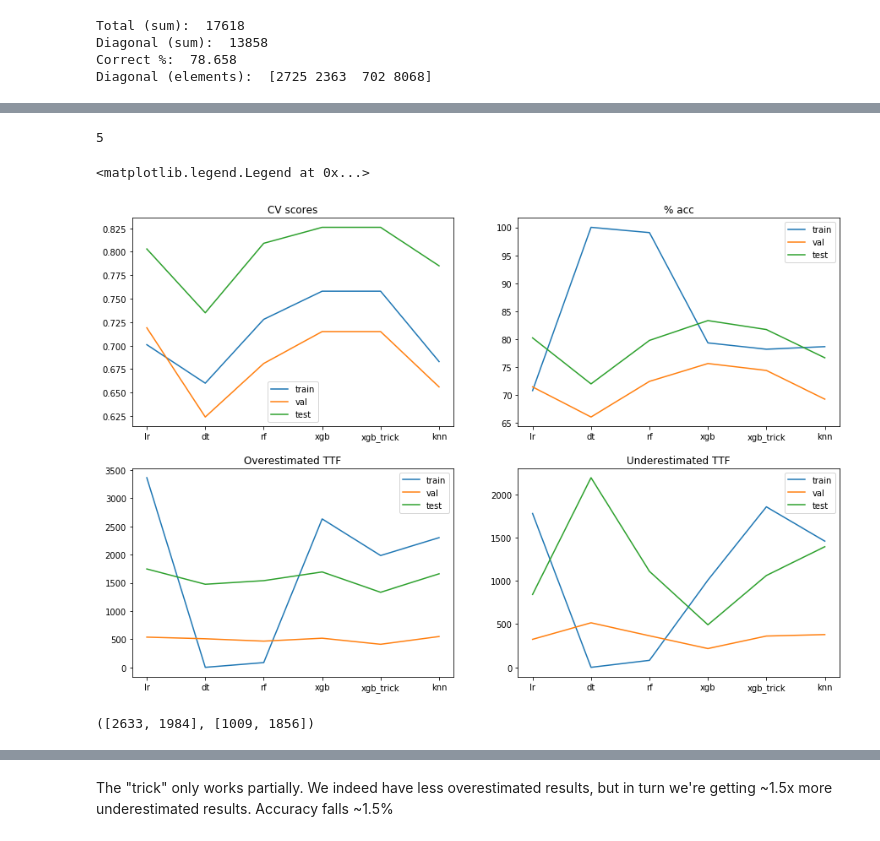
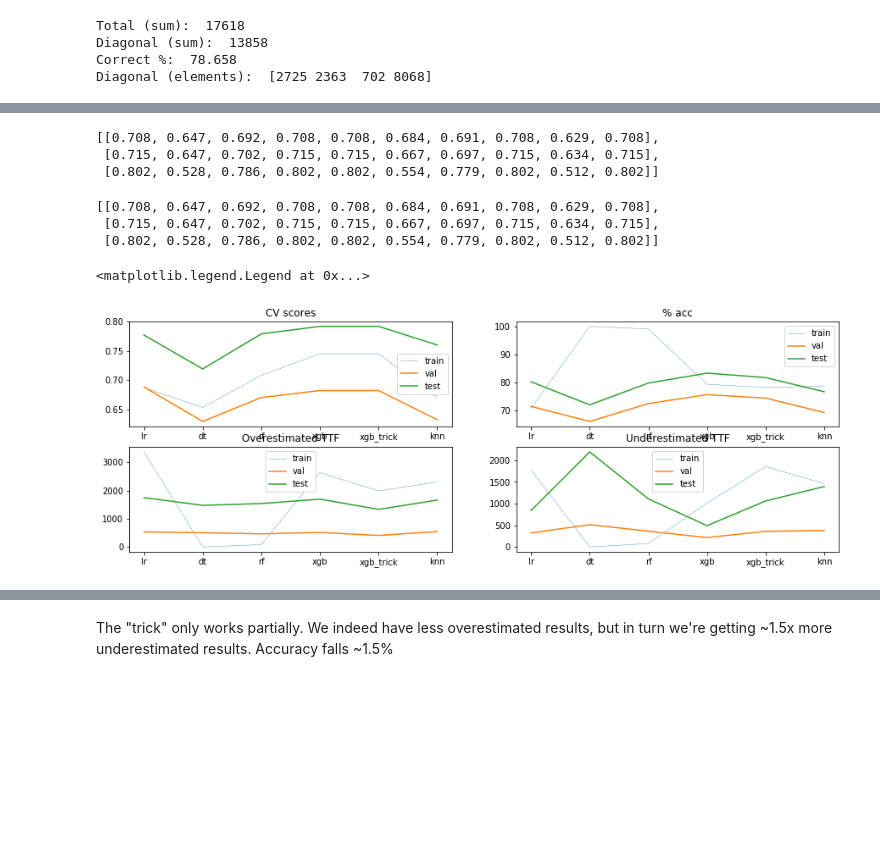
Before and after one commit to TsarSPb/Haustiere, a Jupyter notebook: CMAPSS/CMAPS.ipynb, the cells around one changed output, grey strips where cells are left out. Cells and saved outputs as stored; diff of their text form; code cells hidden in the pictures; blank space fills up the shorter version.

```diff
--- a/CMAPSS/CMAPS.ipynb
+++ b/CMAPSS/CMAPS.ipynb
@@ -1049,4 +1056,4 @@ cv_score_val.mean().round(3),cv_score_val.round(3)
 # %%
-cv_score_test = cross_val_score(xgb,data_test,y_test_long.TTF_,cv=5)
+cv_score_test = cross_val_score(xgb,data_test,y_test_long.TTF_,cv=cv)
 cv_score_test.mean().round(3),cv_score_test.round(3)
 # %% [output]
@@ -1469,6 +1476,6 @@ KNeighborsClassifier(algorithm='auto', leaf_size=30, metric='minkowski',
                      metric_params=None, n_jobs=None, n_neighbors=5, p=2,
                      weights='uniform')
 # %%
-cv_score_train = cross_val_score(knn,data_train,y_train.TTF_,cv=5)
+cv_score_train = cross_val_score(knn,data_train,y_train.TTF_,cv=cv)
 cv_score_train.mean().round(3),cv_score_train.round(3)
 # %% [output]
@@ -1476,4 +1483,4 @@ cv_score_train.mean().round(3),cv_score_train.round(3)
 # %%
-cv_score_val = cross_val_score(knn,data_val,y_val.TTF_,cv=5)
+cv_score_val = cross_val_score(knn,data_val,y_val.TTF_,cv=cv)
 cv_score_val.mean().round(3),cv_score_val.round(3)
 # %% [output]
@@ -1481,4 +1488,4 @@ cv_score_val.mean().round(3),cv_score_val.round(3)
 # %%
-cv_score_test = cross_val_score(knn,data_test,y_test_long.TTF_,cv=5)
+cv_score_test = cross_val_score(knn,data_test,y_test_long.TTF_,cv=cv)
 cv_score_test.mean().round(3),cv_score_test.round(3)
 # %% [output]
@@ -1568,7 +1575,15 @@ results_list[0]
-# %%
-len(results_list[0])
-# %% [output]
-5
+# %%
+results_list[0][-1]
+# %% [output]
+[[0.708, 0.647, 0.692, 0.708, 0.708, 0.684, 0.691, 0.708, 0.629, 0.708],
+ [0.715, 0.647, 0.702, 0.715, 0.715, 0.667, 0.697, 0.715, 0.634, 0.715],
+ [0.802, 0.528, 0.786, 0.802, 0.802, 0.554, 0.779, 0.802, 0.512, 0.802]]
+# %%
+results_list[0][4]
+# %% [output]
+[[0.708, 0.647, 0.692, 0.708, 0.708, 0.684, 0.691, 0.708, 0.629, 0.708],
+ [0.715, 0.647, 0.702, 0.715, 0.715, 0.667, 0.697, 0.715, 0.634, 0.715],
+ [0.802, 0.528, 0.786, 0.802, 0.802, 0.554, 0.779, 0.802, 0.512, 0.802]]
 # %%
 models = [x[0] for x in results_list]
 cv_score_train_mean = [x[1][0] for x in results_list]
@@ -1588,35 +1634,33 @@ underestimated_test = [np.tril(x[3][2],k=-1).sum() for x in results_list]
 #np.triu(analyse_conf,k=1).sum()
 #np.tril(analyse_conf,k=-1).sum()
 # %%
-plt.figure(figsize=(15,10))
-plt.subplot(2,2,1)
+plot_rows = 2
+plot_cols = 2
+plt.figure(figsize=(15,5))
+plt.subplot(plot_rows,plot_cols,1)
 plt.title('CV scores')
-plt.plot(models,cv_score_train_mean,label='train')
+plt.plot(models,cv_score_train_mean,label='train',linewidth=0.5,linestyle='dashed')
 plt.plot(models,cv_score_val_mean,label='val')
 plt.plot(models,cv_score_test_mean,label='test')
 plt.legend()
-plt.subplot(2,2,2)
+plt.subplot(plot_rows,plot_cols,2)
 plt.title('% acc')
-plt.plot(models,pct_score_train_mean,label='train')
+plt.plot(models,pct_score_train_mean,label='train',linewidth=0.5,linestyle='dashed')
 plt.plot(models,pct_score_val_mean,label='val')
 plt.plot(models,pct_score_test_mean,label='test')
 plt.legend()
-plt.subplot(2,2,3)
+plt.subplot(plot_rows,plot_cols,3)
 plt.title('Overestimated TTF')
-plt.plot(models,overestimated_train,label='train')
+plt.plot(models,overestimated_train,label='train',linewidth=0.5,linestyle='dashed')
 plt.plot(models,overestimated_val,label='val')
 plt.plot(models,overestimated_test,label='test')
 plt.legend()
-plt.subplot(2,2,4)
+plt.subplot(plot_rows,plot_cols,4)
 plt.title('Underestimated TTF')
-plt.plot(models,underestimated_train,label='train')
+plt.plot(models,underestimated_train,label='train',linewidth=0.5,linestyle='dashed')
 plt.plot(models,underestimated_val,label='val')
 plt.plot(models,underestimated_test,label='test')
 plt.legend()
 # %% [output]
 <matplotlib.legend.Legend at 0x...>
-[figure, old version]
+[figure, new version]
-# %%
-overestimated_train[3:5],underestimated_train[3:5]
-# %% [output]
-([2633, 1984], [1009, 1856])
```
Also changed, not shown: parts of 30 cells of this notebook, 1 other file.
